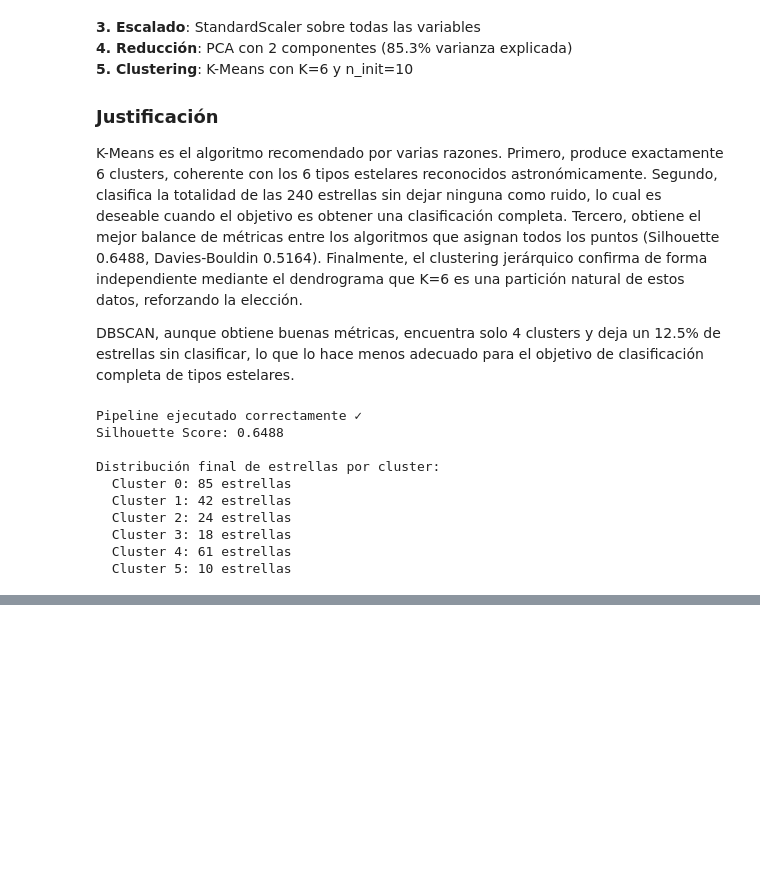
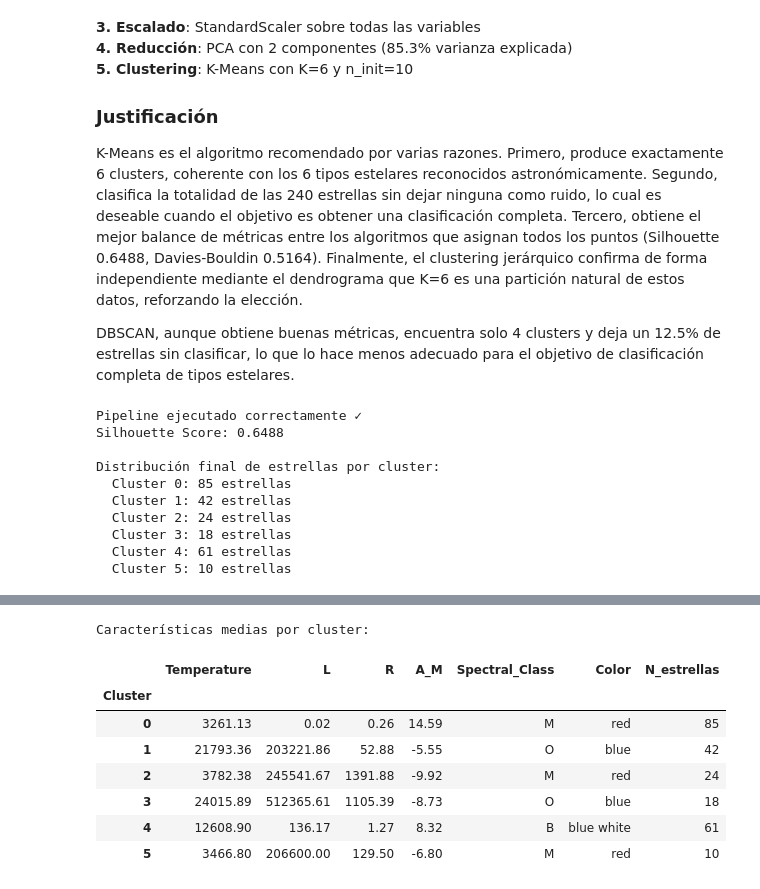
Before and after one commit to 100524500/Aprendizaje_Automatico_Clusters, a Jupyter notebook: notebooks/practica2.ipynb, the cells around one changed output, grey strips where cells are left out. Cells and saved outputs as stored; diff of their text form; code cells hidden in the pictures; blank space fills up the shorter version.

```diff
--- a/notebooks/practica2.ipynb
+++ b/notebooks/practica2.ipynb
@@ -933,0 +940,29 @@ Distribución final de estrellas por cluster:
+# %%
+# ============================================================
+# COMPARACIÓN CON CLASIFICACIÓN ASTRONÓMICA
+# ============================================================
+
+# Añadimos las etiquetas al dataframe original
+df_resultado = df_clean.copy()
+df_resultado['Cluster'] = pipeline_labels
+
+# Características medias por cluster (variables originales sin escalar)
+cols_analisis = ['Temperature', 'L', 'R', 'A_M', 'Spectral_Class', 'Color']
+medias = df_resultado.groupby('Cluster')[['Temperature', 'L', 'R', 'A_M']].mean().round(2)
+modas = df_resultado.groupby('Cluster')[['Spectral_Class', 'Color']].agg(lambda x: x.value_counts().index[0])
+
+resumen = pd.concat([medias, modas], axis=1)
+resumen['N_estrellas'] = df_resultado.groupby('Cluster').size()
+
+print("Características medias por cluster:")
+display(resumen)
+# %% [output]
+Características medias por cluster:
+|  | Temperature | L | R | A_M | Spectral_Class | Color | N_estrellas |
+| Cluster |  |  |  |  |  |  |  |
+| 0 | 3261.13 | 0.02 | 0.26 | 14.59 | M | red | 85 |
+| 1 | 21793.36 | 203221.86 | 52.88 | -5.55 | O | blue | 42 |
+| 2 | 3782.38 | 245541.67 | 1391.88 | -9.92 | M | red | 24 |
+| 3 | 24015.89 | 512365.61 | 1105.39 | -8.73 | O | blue | 18 |
+| 4 | 12608.90 | 136.17 | 1.27 | 8.32 | B | blue white | 61 |
+| 5 | 3466.80 | 206600.00 | 129.50 | -6.80 | M | red | 10 |
```
Also changed, not shown: parts of 3 cells of this notebook, 2 other files.
